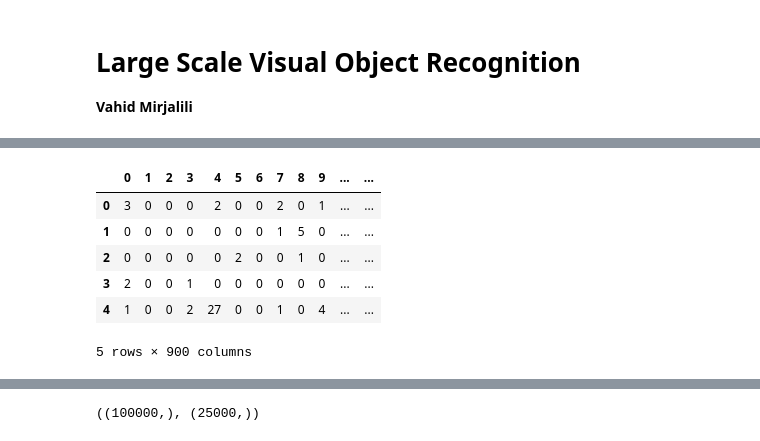
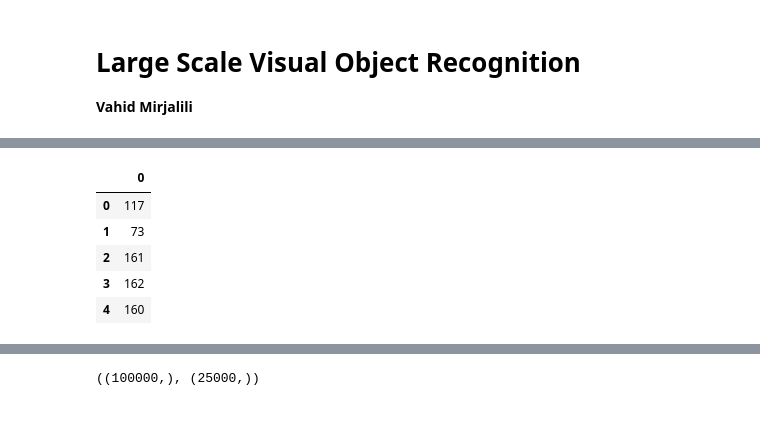
Before and after one commit to vmirly/ml-visual-recognition, a Jupyter notebook: ipynb/development.ipynb, the cells around one changed output, grey strips where cells are left out. Saved outputs shown, nothing was run; the diff lists cells and outputs as text; code cells hidden in the pictures.

```diff
--- a/ipynb/development.ipynb
+++ b/ipynb/development.ipynb
@@ -13,10 +28,11 @@ df = pandas.read_table("../data/data_dev.txt", sep=" ", dtype='int8', header=Non
-# %%
-df.head()
-# %% [output]
-|  | 0 | 1 | 2 | 3 | 4 | 5 | 6 | 7 | 8 | 9 | ... | ... |
-| 0 | 3 | 0 | 0 | 0 | 2 | 0 | 0 | 2 | 0 | 1 | ... | ... |
-| 1 | 0 | 0 | 0 | 0 | 0 | 0 | 0 | 1 | 5 | 0 | ... | ... |
-| 2 | 0 | 0 | 0 | 0 | 0 | 2 | 0 | 0 | 1 | 0 | ... | ... |
-| 3 | 2 | 0 | 0 | 1 | 0 | 0 | 0 | 0 | 0 | 0 | ... | ... |
-| 4 | 1 | 0 | 0 | 2 | 27 | 0 | 0 | 1 | 0 | 4 | ... | ... |
-5 rows × 900 columns
+# %%
+y = pandas.read_table("../data/label_dev.txt", sep=" ", dtype='int', header=None)
+
+y.head()
+# %% [output]
+|  | 0 |
+| 0 | 117 |
+| 1 | 73 |
+| 2 | 161 |
+| 3 | 162 |
+| 4 | 160 |
```
Also changed, not shown: parts of 28 cells of this notebook, 2 other files.
